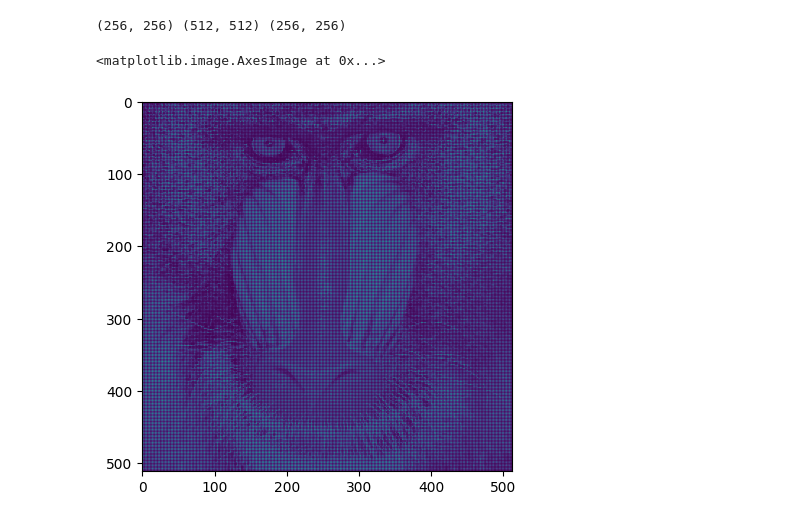
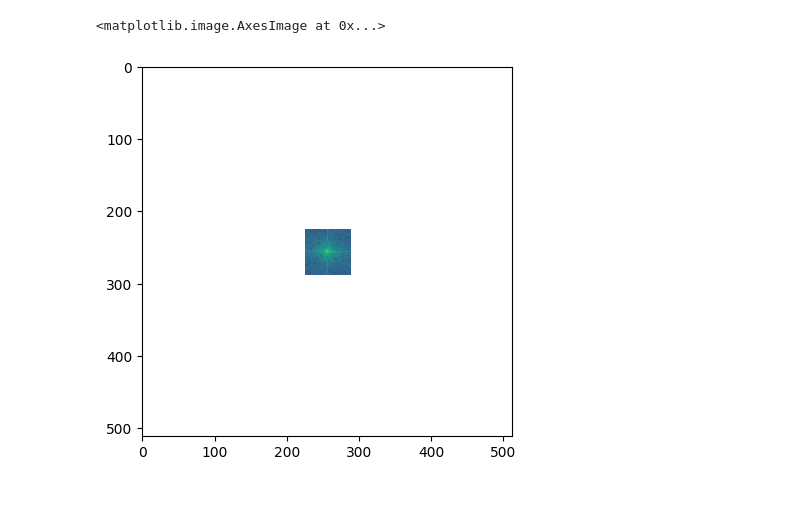
Before and after one commit to hebelab/sensor_fusion_in_the_cloud, a Jupyter notebook: Python/papoulish_gerchberg.ipynb, the cells around one changed output. Cells and saved outputs as stored; diff of their text form; code cells hidden in the pictures.

```diff
--- a/Python/papoulish_gerchberg.ipynb
+++ b/Python/papoulish_gerchberg.ipynb
@@ -91,11 +48,12 @@ plt.imshow(z1 - z_hat)
-# %%
-z_hat[::m, ::m] = z[::m, ::m]  # input SR image
-# plt.imshow(z_hat[::m, ::m])
-plt.imshow(z[::m, ::m])
-
-print(z_hat[::m, ::m].shape, z_hat.shape, z[::m, ::m].shape)
-plt.imshow(z_hat)
-# %% [output]
-(256, 256) (512, 512) (256, 256)
-<matplotlib.image.AxesImage at 0x...>
-[figure, removed]
+# %%
+X = np.fft.fft2(z)
+
+X[:225] = 0
+X[290:] = 0
+X[:, :225] = 0
+X[:, 290:] = 0
+
+plt.imshow(np.log(abs(X)))
+# %% [output]
+<matplotlib.image.AxesImage at 0x...>
+[figure, added]
```
Also changed, not shown: parts of 16 cells of this notebook.
